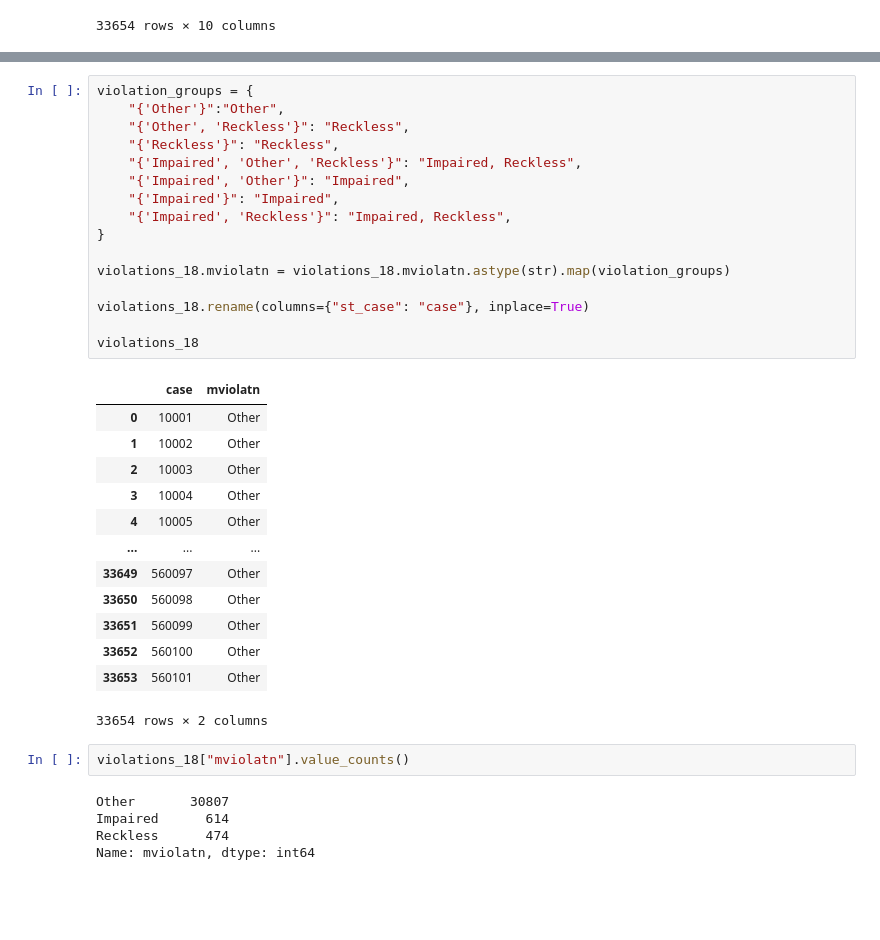
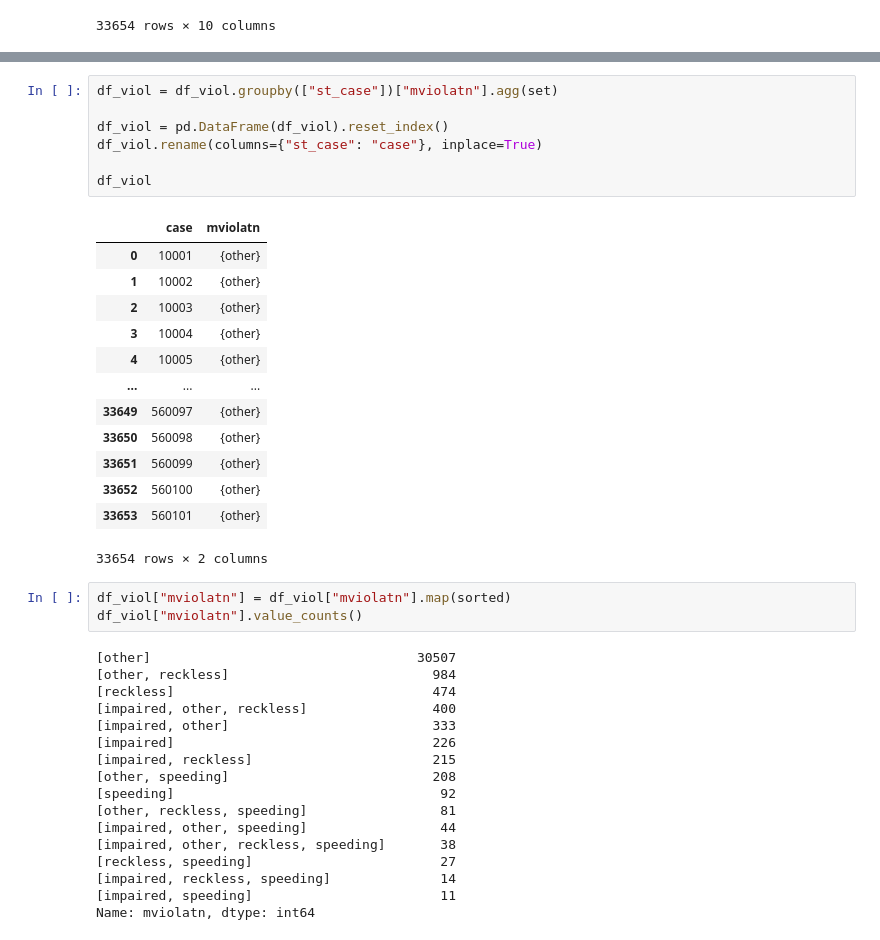
Before and after one commit to YM88/NHTSA-FARS-DATA-2015-2018, a Jupyter notebook: notebooks/200-data-cleanup.ipynb, the cells around one changed output, grey strips where cells are left out. Saved outputs shown, nothing was run; the diff lists cells and outputs as text; blank space fills up the shorter version.

```diff
--- a/notebooks/200-data-cleanup.ipynb
+++ b/notebooks/200-data-cleanup.ipynb
@@ -416,37 +393,41 @@ Name: mviolatn, dtype: int64
-# %%
-violation_groups = {
-    "{'Other'}":"Other",
-    "{'Other', 'Reckless'}": "Reckless",
-    "{'Reckless'}": "Reckless",
-    "{'Impaired', 'Other', 'Reckless'}": "Impaired, Reckless",
-    "{'Impaired', 'Other'}": "Impaired",
-    "{'Impaired'}": "Impaired",
-    "{'Impaired', 'Reckless'}": "Impaired, Reckless",
-}
-
-violations_18.mviolatn = violations_18.mviolatn.astype(str).map(violation_groups)
-
-violations_18.rename(columns={"st_case": "case"}, inplace=True)
-
-violations_18
-# %% [output]
-|  | case | mviolatn |
-| 0 | 10001 | Other |
-| 1 | 10002 | Other |
-| 2 | 10003 | Other |
-| 3 | 10004 | Other |
-| 4 | 10005 | Other |
-| ... | ... | ... |
-| 33649 | 560097 | Other |
-| 33650 | 560098 | Other |
-| 33651 | 560099 | Other |
-| 33652 | 560100 | Other |
-| 33653 | 560101 | Other |
-33654 rows × 2 columns
-# %%
-violations_18["mviolatn"].value_counts()
-# %% [output]
-Other       30807
-Impaired      614
-Reckless      474
-Name: mviolatn, dtype: int64
+# %%
+df_viol = df_viol.groupby(["st_case"])["mviolatn"].agg(set)
+
+df_viol = pd.DataFrame(df_viol).reset_index()
+df_viol.rename(columns={"st_case": "case"}, inplace=True)
+
+df_viol
+# %% [output]
+|  | case | mviolatn |
+| 0 | 10001 | {other} |
+| 1 | 10002 | {other} |
+| 2 | 10003 | {other} |
+| 3 | 10004 | {other} |
+| 4 | 10005 | {other} |
+| ... | ... | ... |
+| 33649 | 560097 | {other} |
+| 33650 | 560098 | {other} |
+| 33651 | 560099 | {other} |
+| 33652 | 560100 | {other} |
+| 33653 | 560101 | {other} |
+33654 rows × 2 columns
+# %%
+df_viol["mviolatn"] = df_viol["mviolatn"].map(sorted)
+df_viol["mviolatn"].value_counts()
+# %% [output]
+[other]                                  30507
+[other, reckless]                          984
+[reckless]                                 474
+[impaired, other, reckless]                400
+[impaired, other]                          333
+[impaired]                                 226
+[impaired, reckless]                       215
+[other, speeding]                          208
+[speeding]                                  92
+[other, reckless, speeding]                 81
+[impaired, other, speeding]                 44
+[impaired, other, reckless, speeding]       38
+[reckless, speeding]                        27
+[impaired, reckless, speeding]              14
+[impaired, speeding]                        11
+Name: mviolatn, dtype: int64
```
Also changed, not shown: parts of 18 cells of this notebook, 1 other file.
